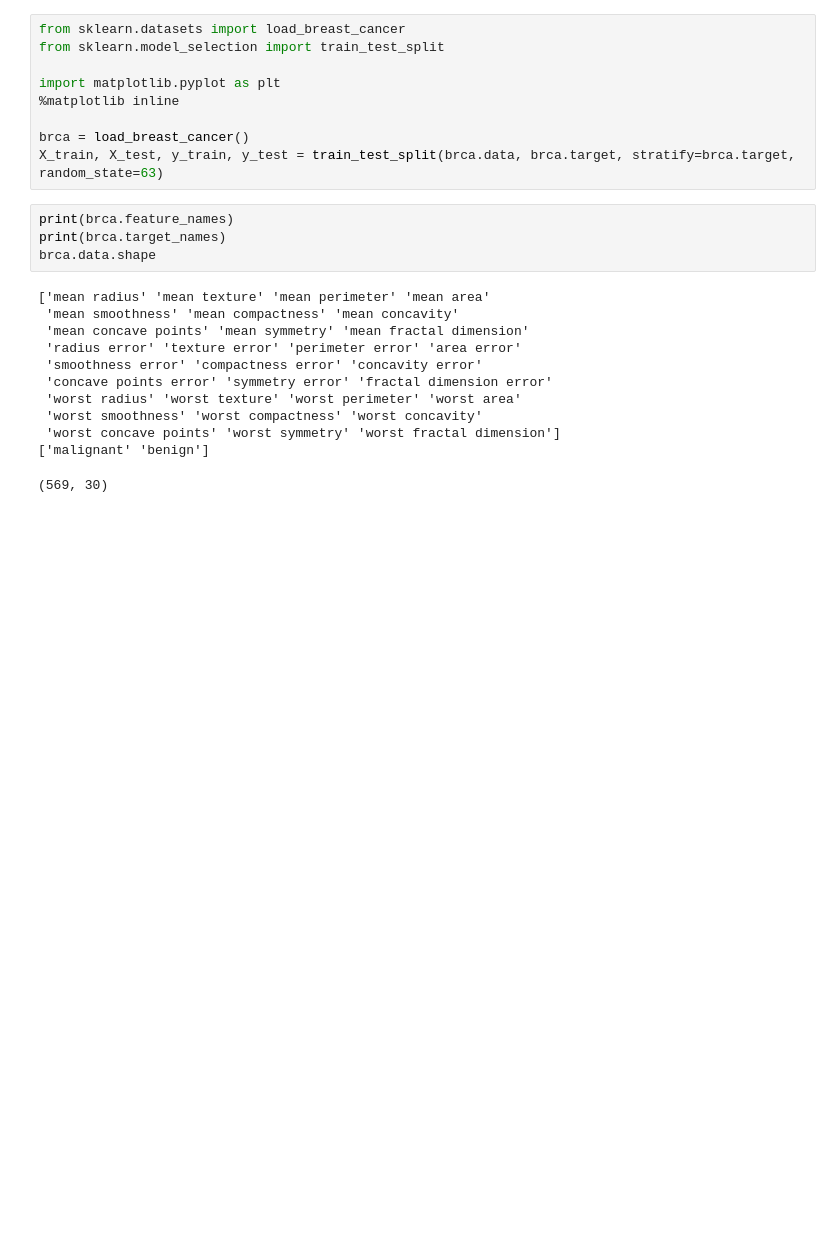
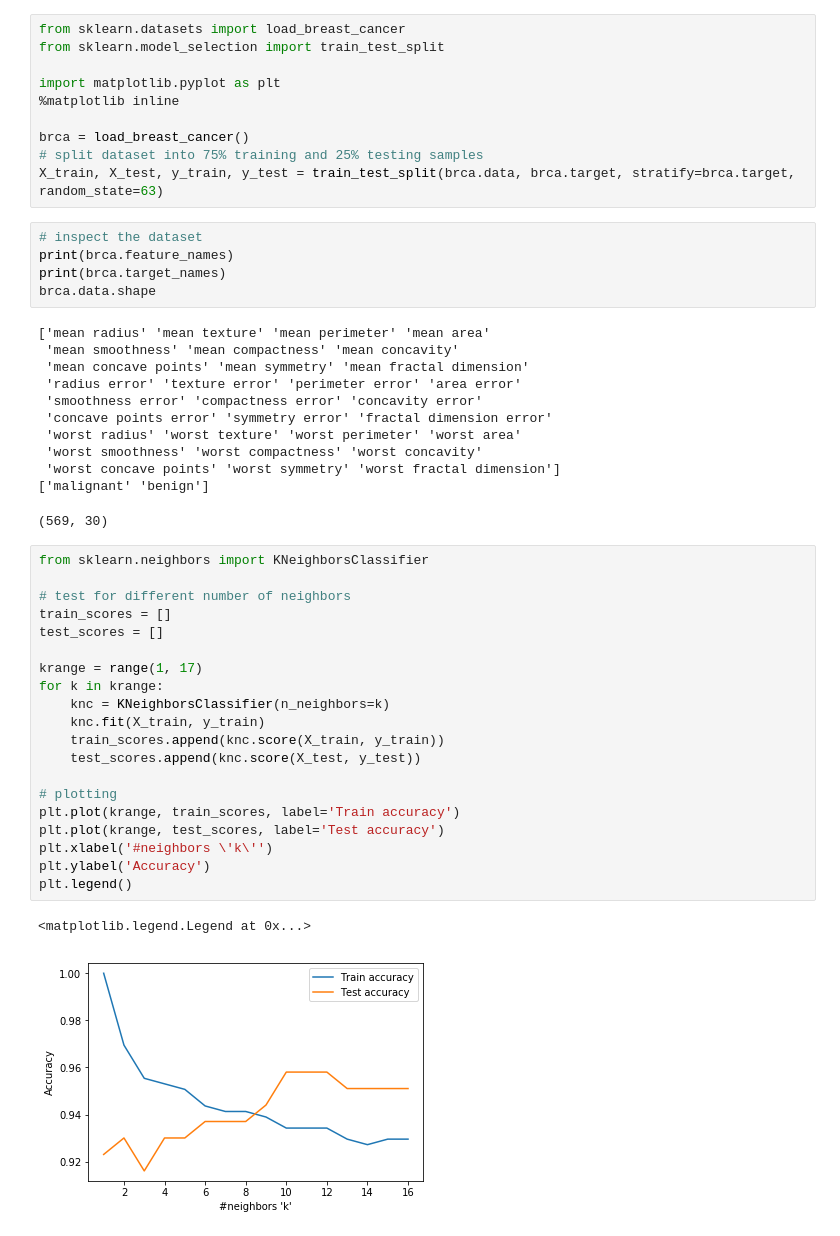
Before and after one commit to manaliad/data-science, a Jupyter notebook: breast_cancer.ipynb, the cells around one changed output. Cells and saved outputs as stored; diff of their text form; blank space fills up the shorter version.

Commit message:
More classifiers

```diff
--- a/breast_cancer.ipynb
+++ b/breast_cancer.ipynb
@@ -6,8 +6,10 @@ import matplotlib.pyplot as plt
 %matplotlib inline
 
 brca = load_breast_cancer()
+# split dataset into 75% training and 25% testing samples
 X_train, X_test, y_train, y_test = train_test_split(brca.data, brca.target, stratify=brca.target, random_state=63)
 # %%
+# inspect the dataset
 print(brca.feature_names)
 print(brca.target_names)
 brca.data.shape
@@ -23,3 +25,26 @@ brca.data.shape
  'worst concave points' 'worst symmetry' 'worst fractal dimension']
 ['malignant' 'benign']
 (569, 30)
+# %%
+from sklearn.neighbors import KNeighborsClassifier
+
+# test for different number of neighbors
+train_scores = []
+test_scores = []
+
+krange = range(1, 17)
+for k in krange:
+    knc = KNeighborsClassifier(n_neighbors=k)
+    knc.fit(X_train, y_train)
+    train_scores.append(knc.score(X_train, y_train))
+    test_scores.append(knc.score(X_test, y_test))
+
+# plotting
+plt.plot(krange, train_scores, label='Train accuracy')
+plt.plot(krange, test_scores, label='Test accuracy')
+plt.xlabel('#neighbors \'k\'')
+plt.ylabel('Accuracy')
+plt.legend()
+# %% [output]
+<matplotlib.legend.Legend at 0x...>
+[figure, added]
```
Also changed, not shown: parts of 8 cells of this notebook.
